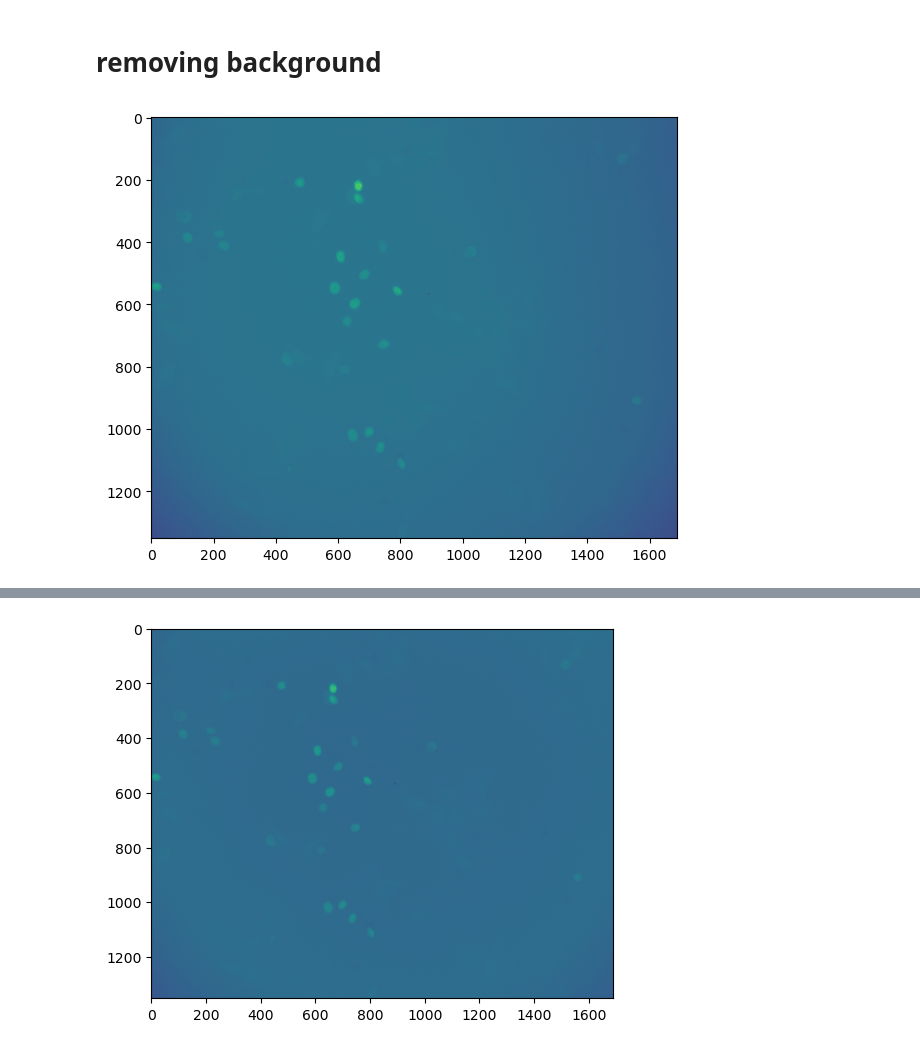
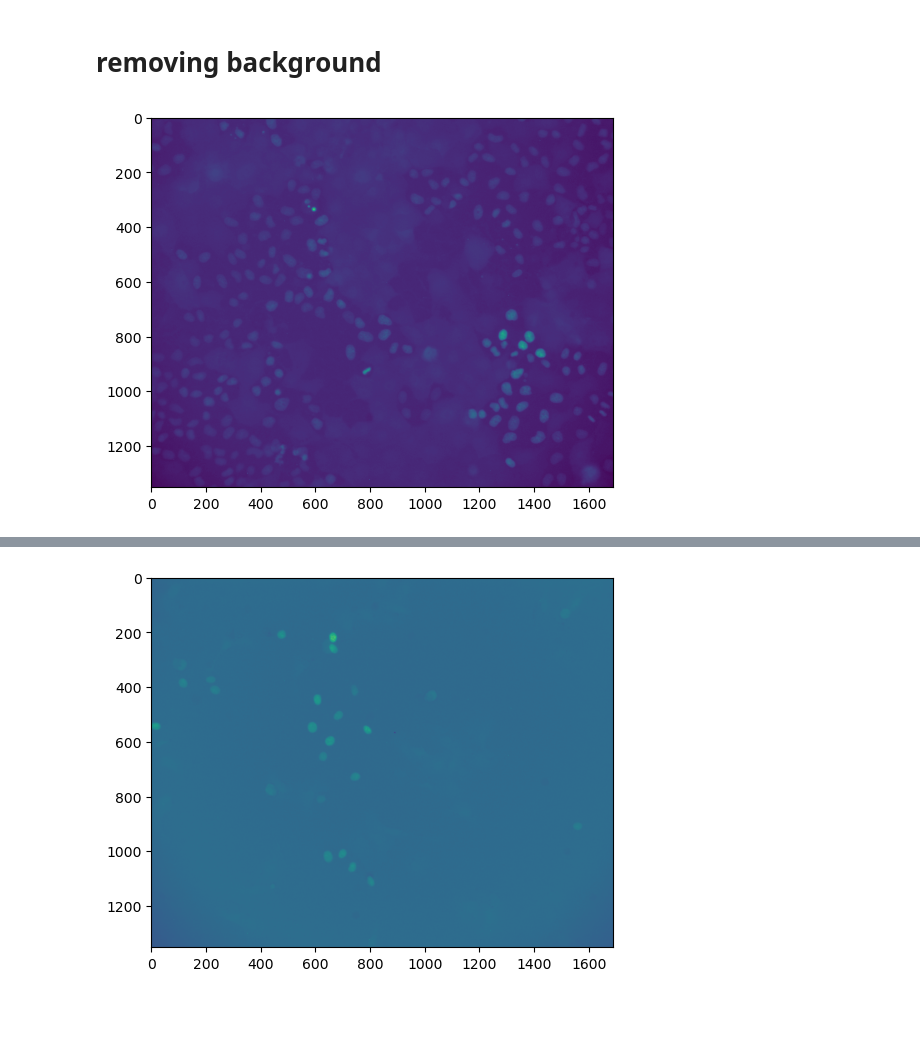
Before and after one commit to nthndy/cell-comp-analysis, a Jupyter notebook: commitment_analysis/ca_raw_data_viewer.ipynb, the cells around one changed output, grey strips where cells are left out. Cells and saved outputs as stored; diff of their text form; code cells hidden in the pictures; blank space fills up the shorter version.

```diff
--- a/commitment_analysis/ca_raw_data_viewer.ipynb
+++ b/commitment_analysis/ca_raw_data_viewer.ipynb
@@ -33,13 +33,14 @@ class channels(enum.Enum):
     gfp = 1
     rfp = 2
     irfp = 3
-    #cp_masks = 4
+    gfp_cp_masks = 4
+    rfp_cp_masks = 5
 # %% [output]
 Experiment/position list: [('MK0000', ['Pos0', 'Pos1', 'Pos2', 'Pos3', 'Pos4', 'Pos5', 'Pos6', 'Pos7', 'Pos8', 'Pos9', 'Pos10', 'Pos11', 'Pos12', 'Pos13', 'Pos14', 'Pos15', 'Pos16', 'Pos17', 'Pos18',  ...
 # %% [markdown]
 Select one position to view
 # %%
-expt = 'MK0003'
+expt = 'MK0002'
 pos = 'Pos12'
 # %% [markdown]
 # Launch napari (sans tracks)
@@ -64,2 +66,6 @@ stack shape (4, 1200, 1352, 1688)
 # %% [markdown]
 # removing background
+# %%
+gfp = stack[1][-1]
+rfp = stack[2][-1]
+irfp = stack[3][-1]
@@ -66,6 +84,6 @@ stack shape (4, 1200, 1352, 1688)
 # %%
 import matplotlib.pyplot as plt
-plt.imshow(stack[1][0])
+plt.imshow(gfp)
 plt.show()
 # %% [output]
-[figure, old version]
+[figure, new version]
```
Also changed, not shown: parts of 25 cells of this notebook, 5 other files.
